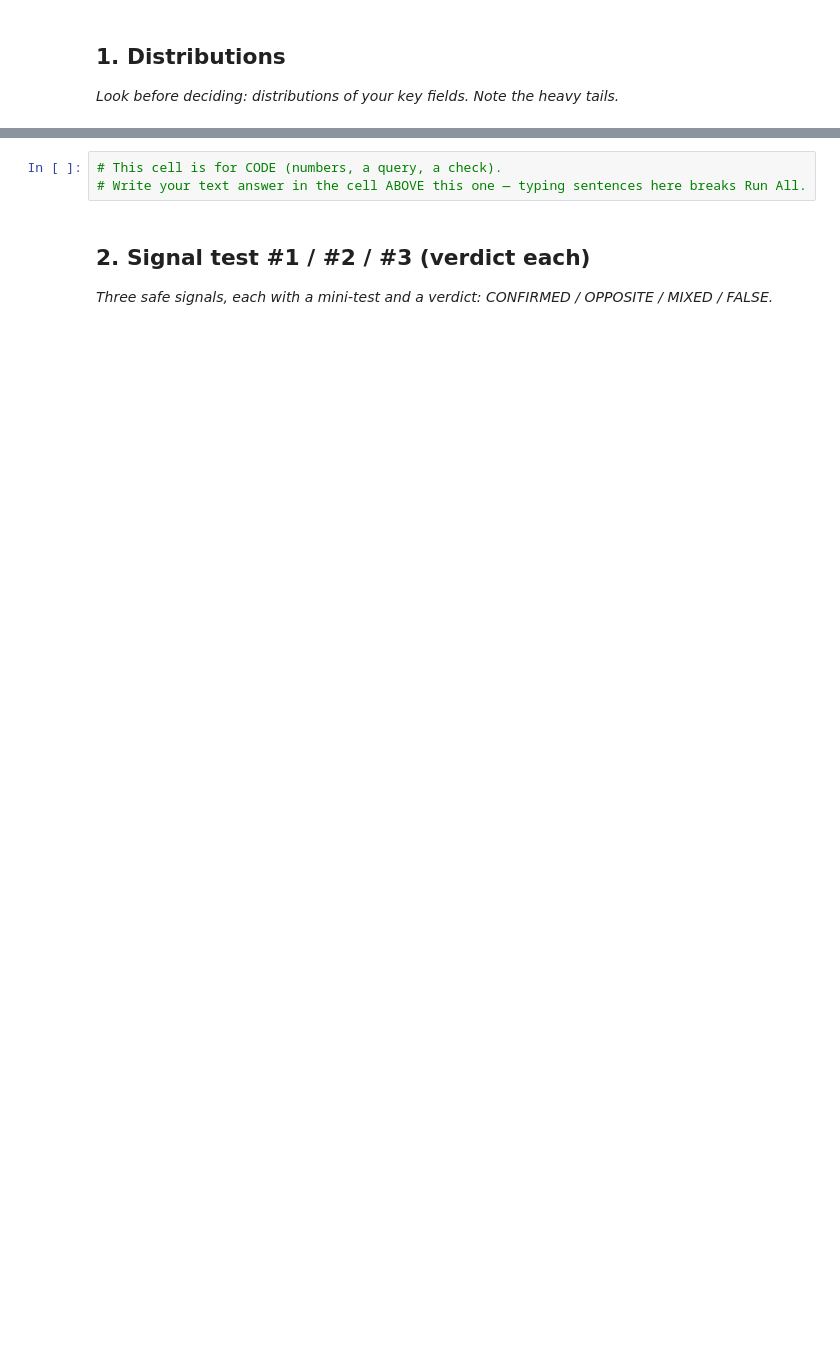
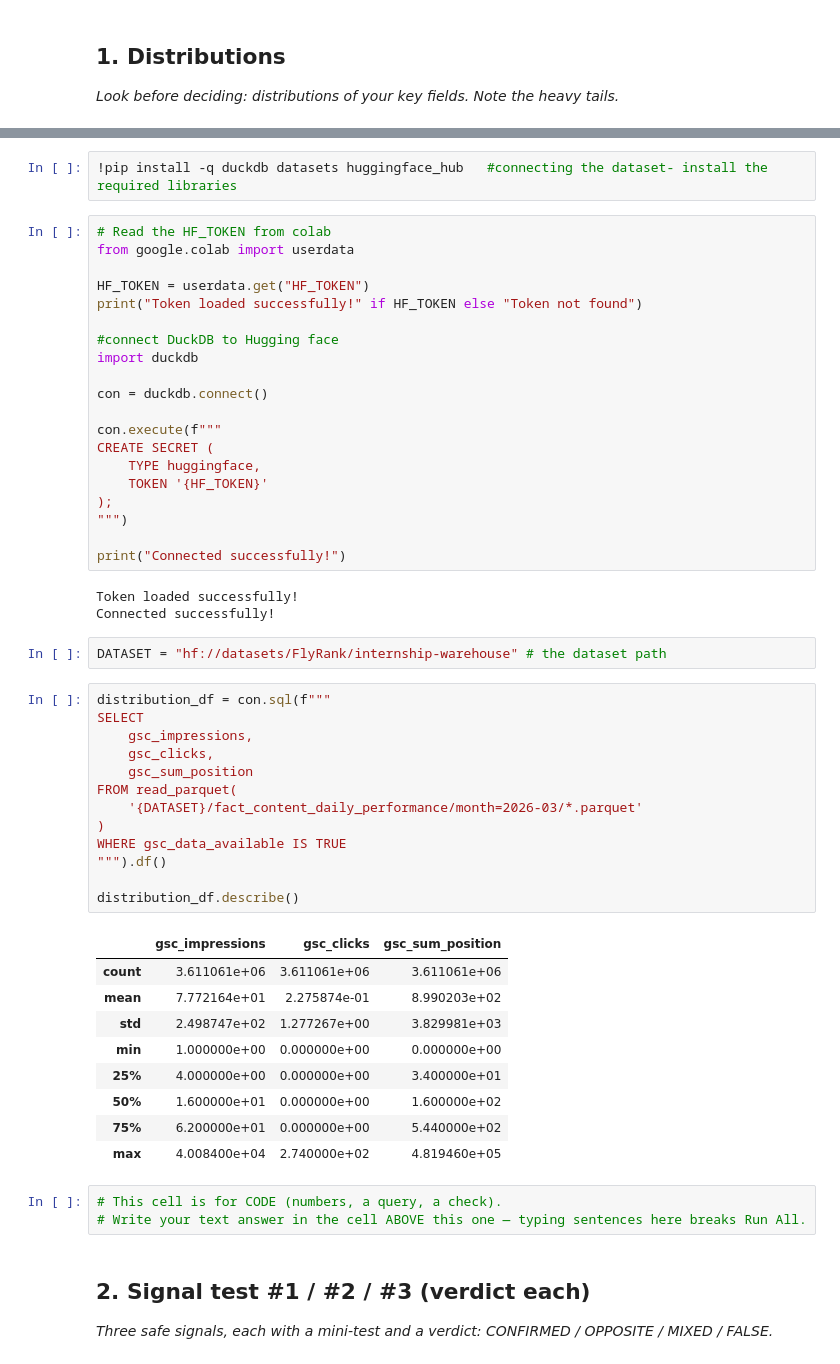
Before and after one commit to Vaib-raksh/Intern-ML, a Jupyter notebook: work/notebooks/w04_signal_audit.ipynb, the cells around one changed output, grey strips where cells are left out. Cells and saved outputs as stored; diff of their text form; blank space fills up the shorter version.

```diff
--- a/work/notebooks/w04_signal_audit.ipynb
+++ b/work/notebooks/w04_signal_audit.ipynb
@@ -13,3 +21,53 @@ This skeleton is yours to fill. Work the sections **in order** — each one has
+# %%
+!pip install -q duckdb datasets huggingface_hub   #connecting the dataset- install the required libraries
+# %%
+# Read the HF_TOKEN from colab
+from google.colab import userdata
+
+HF_TOKEN = userdata.get("HF_TOKEN")
+print("Token loaded successfully!" if HF_TOKEN else "Token not found")
+
+#connect DuckDB to Hugging face
+import duckdb
+
+con = duckdb.connect()
+
+con.execute(f"""
+CREATE SECRET (
+    TYPE huggingface,
+    TOKEN '{HF_TOKEN}'
+);
+""")
+
+print("Connected successfully!")
+# %% [output]
+Token loaded successfully!
+Connected successfully!
+# %%
+DATASET = "hf://datasets/FlyRank/internship-warehouse" # the dataset path
+# %%
+distribution_df = con.sql(f"""
+SELECT
+    gsc_impressions,
+    gsc_clicks,
+    gsc_sum_position
+FROM read_parquet(
+    '{DATASET}/fact_content_daily_performance/month=2026-03/*.parquet'
+)
+WHERE gsc_data_available IS TRUE
+""").df()
+
+distribution_df.describe()
+# %% [output]
+|  | gsc_impressions | gsc_clicks | gsc_sum_position |
+| count | 3.611061e+06 | 3.611061e+06 | 3.611061e+06 |
+| mean | 7.772164e+01 | 2.275874e-01 | 8.990203e+02 |
+| std | 2.498747e+02 | 1.277267e+00 | 3.829981e+03 |
+| min | 1.000000e+00 | 0.000000e+00 | 0.000000e+00 |
+| 25% | 4.000000e+00 | 0.000000e+00 | 3.400000e+01 |
+| 50% | 1.600000e+01 | 0.000000e+00 | 1.600000e+02 |
+| 75% | 6.200000e+01 | 0.000000e+00 | 5.440000e+02 |
+| max | 4.008400e+04 | 2.740000e+02 | 4.819460e+05 |
 # %%
 # This cell is for CODE (numbers, a query, a check).
 # Write your text answer in the cell ABOVE this one — typing sentences here breaks Run All.
```
Also changed, not shown: parts of 4 cells of this notebook.
